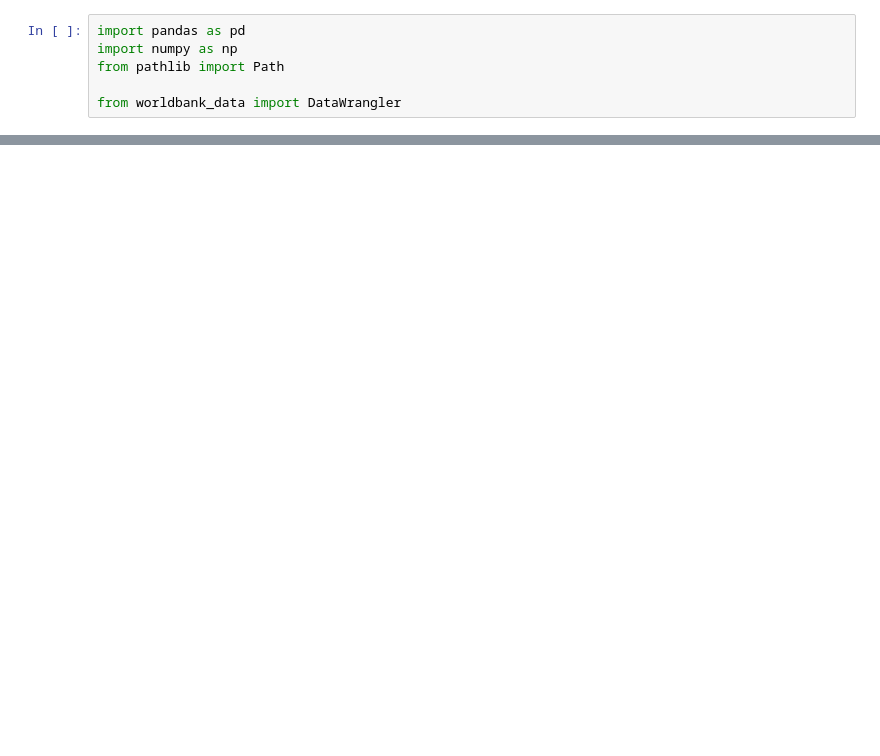
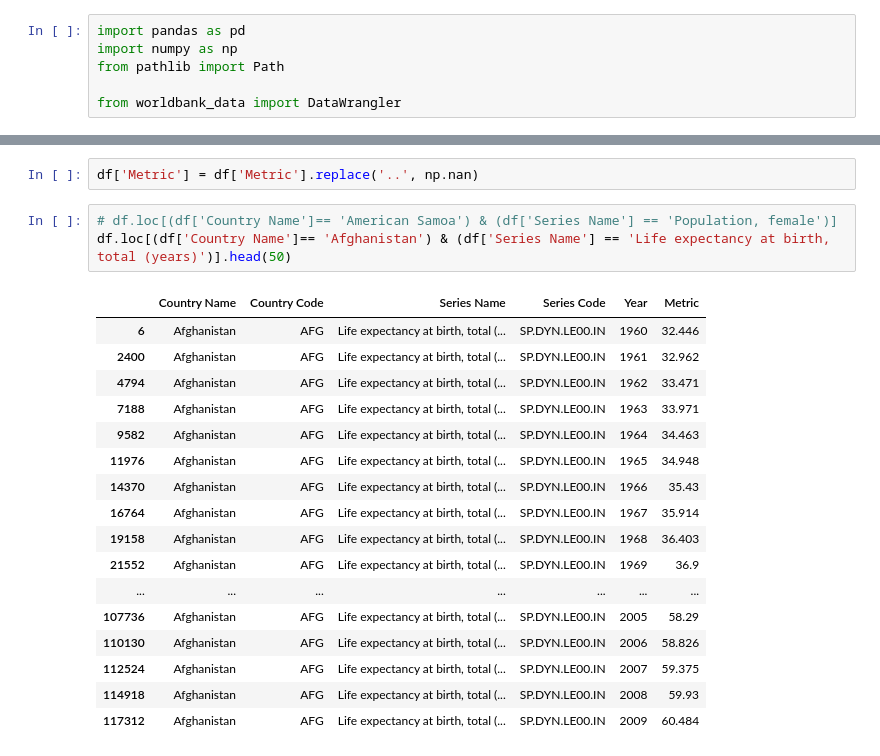
Before and after one commit to endjin/Endjin.RecommendedPractices.AzureDevopsPipelines.Python, a Jupyter notebook: worldbank_data.ipynb, the cells around one changed output, grey strips where cells are left out. Cells and saved outputs as stored; diff of their text form; blank space fills up the shorter version.

```diff
--- a/worldbank_data.ipynb
+++ b/worldbank_data.ipynb
@@ -59,0 +59,23 @@ df
+# %%
+df['Metric'] = df['Metric'].replace('..', np.nan)
+# %%
+# df.loc[(df['Country Name']== 'American Samoa') & (df['Series Name'] == 'Population, female')]
+df.loc[(df['Country Name']== 'Afghanistan') & (df['Series Name'] == 'Life expectancy at birth, total (years)')].head(50)
+# %% [output]
+|  | Country Name | Country Code | Series Name | Series Code | Year | Metric |
+| 6 | Afghanistan | AFG | Life expectancy at birth, total (... | SP.DYN.LE00.IN | 1960 | 32.446 |
+| 2400 | Afghanistan | AFG | Life expectancy at birth, total (... | SP.DYN.LE00.IN | 1961 | 32.962 |
+| 4794 | Afghanistan | AFG | Life expectancy at birth, total (... | SP.DYN.LE00.IN | 1962 | 33.471 |
+| 7188 | Afghanistan | AFG | Life expectancy at birth, total (... | SP.DYN.LE00.IN | 1963 | 33.971 |
+| 9582 | Afghanistan | AFG | Life expectancy at birth, total (... | SP.DYN.LE00.IN | 1964 | 34.463 |
+| 11976 | Afghanistan | AFG | Life expectancy at birth, total (... | SP.DYN.LE00.IN | 1965 | 34.948 |
+| 14370 | Afghanistan | AFG | Life expectancy at birth, total (... | SP.DYN.LE00.IN | 1966 | 35.43 |
+| 16764 | Afghanistan | AFG | Life expectancy at birth, total (... | SP.DYN.LE00.IN | 1967 | 35.914 |
+| 19158 | Afghanistan | AFG | Life expectancy at birth, total (... | SP.DYN.LE00.IN | 1968 | 36.403 |
+| 21552 | Afghanistan | AFG | Life expectancy at birth, total (... | SP.DYN.LE00.IN | 1969 | 36.9 |
+| ... | ... | ... | ... | ... | ... | ... |
+| 107736 | Afghanistan | AFG | Life expectancy at birth, total (... | SP.DYN.LE00.IN | 2005 | 58.29 |
+| 110130 | Afghanistan | AFG | Life expectancy at birth, total (... | SP.DYN.LE00.IN | 2006 | 58.826 |
+| 112524 | Afghanistan | AFG | Life expectancy at birth, total (... | SP.DYN.LE00.IN | 2007 | 59.375 |
+| 114918 | Afghanistan | AFG | Life expectancy at birth, total (... | SP.DYN.LE00.IN | 2008 | 59.93 |
+| 117312 | Afghanistan | AFG | Life expectancy at birth, total (... | SP.DYN.LE00.IN | 2009 | 60.484 |
```
Also changed, not shown: parts of 6 cells of this notebook, 3 other files.
